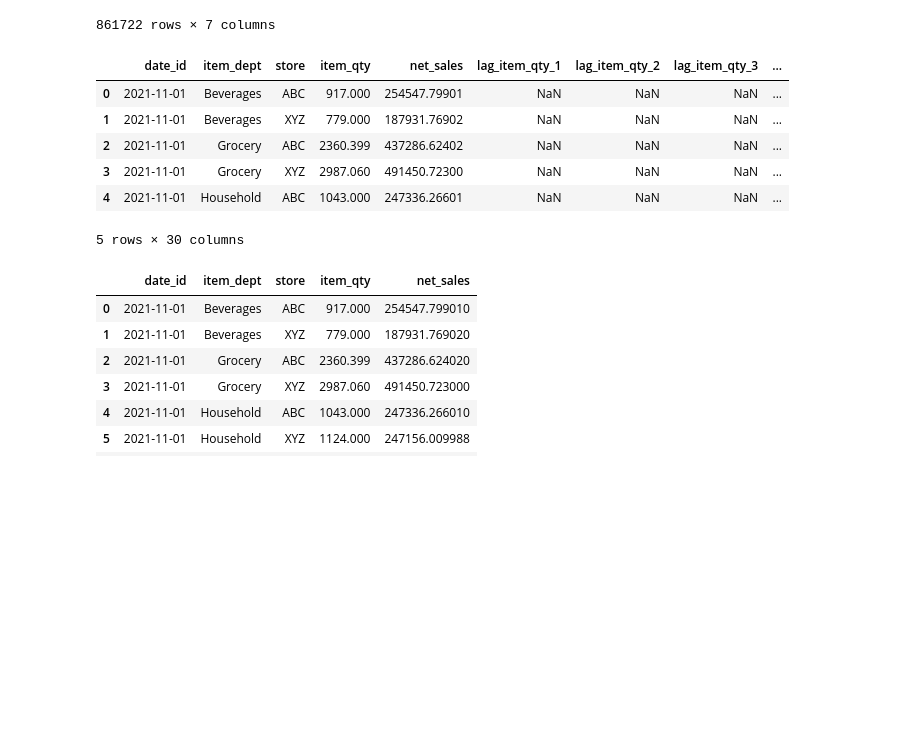
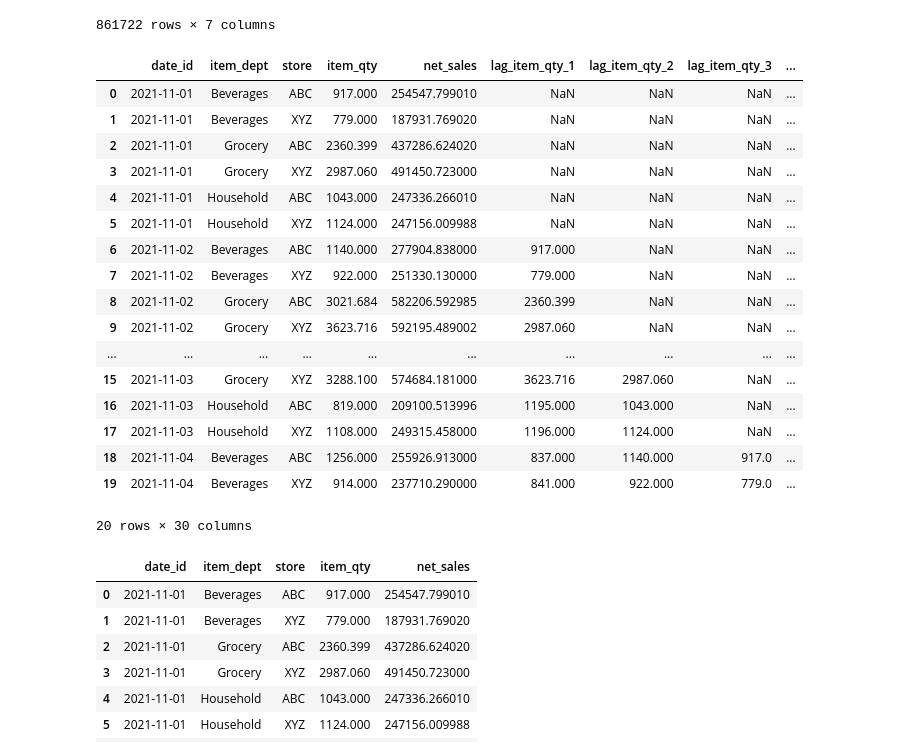
Before and after one commit to Vaseekaran-V/ML_CW, a Jupyter notebook: src/notebooks/modeling_train_test.ipynb, the cells around one changed output. Cells and saved outputs as stored; diff of their text form; code cells hidden in the pictures; blank space fills up the shorter version.

```diff
--- a/src/notebooks/modeling_train_test.ipynb
+++ b/src/notebooks/modeling_train_test.ipynb
@@ -85,15 +125,26 @@ full_df
 # %%
 preprocessed_full_df = data_preprocess.preprocess_data(df=full_df, num_lags=3, rolling_window_size = 3)
 # %%
-preprocessed_full_df.head()
+preprocessed_full_df.head(20)
 # %% [output]
 |  | date_id | item_dept | store | item_qty | net_sales | lag_item_qty_1 | lag_item_qty_2 | lag_item_qty_3 | ... |
-| 0 | 2021-11-01 | Beverages | ABC | 917.000 | 254547.79901 | NaN | NaN | NaN | ... |
-| 1 | 2021-11-01 | Beverages | XYZ | 779.000 | 187931.76902 | NaN | NaN | NaN | ... |
-| 2 | 2021-11-01 | Grocery | ABC | 2360.399 | 437286.62402 | NaN | NaN | NaN | ... |
-| 3 | 2021-11-01 | Grocery | XYZ | 2987.060 | 491450.72300 | NaN | NaN | NaN | ... |
-| 4 | 2021-11-01 | Household | ABC | 1043.000 | 247336.26601 | NaN | NaN | NaN | ... |
+| 0 | 2021-11-01 | Beverages | ABC | 917.000 | 254547.799010 | NaN | NaN | NaN | ... |
+| 1 | 2021-11-01 | Beverages | XYZ | 779.000 | 187931.769020 | NaN | NaN | NaN | ... |
+| 2 | 2021-11-01 | Grocery | ABC | 2360.399 | 437286.624020 | NaN | NaN | NaN | ... |
+| 3 | 2021-11-01 | Grocery | XYZ | 2987.060 | 491450.723000 | NaN | NaN | NaN | ... |
+| 4 | 2021-11-01 | Household | ABC | 1043.000 | 247336.266010 | NaN | NaN | NaN | ... |
+| 5 | 2021-11-01 | Household | XYZ | 1124.000 | 247156.009988 | NaN | NaN | NaN | ... |
+| 6 | 2021-11-02 | Beverages | ABC | 1140.000 | 277904.838000 | 917.000 | NaN | NaN | ... |
+| 7 | 2021-11-02 | Beverages | XYZ | 922.000 | 251330.130000 | 779.000 | NaN | NaN | ... |
+| 8 | 2021-11-02 | Grocery | ABC | 3021.684 | 582206.592985 | 2360.399 | NaN | NaN | ... |
+| 9 | 2021-11-02 | Grocery | XYZ | 3623.716 | 592195.489002 | 2987.060 | NaN | NaN | ... |
+| ... | ... | ... | ... | ... | ... | ... | ... | ... | ... |
+| 15 | 2021-11-03 | Grocery | XYZ | 3288.100 | 574684.181000 | 3623.716 | 2987.060 | NaN | ... |
+| 16 | 2021-11-03 | Household | ABC | 819.000 | 209100.513996 | 1195.000 | 1043.000 | NaN | ... |
+| 17 | 2021-11-03 | Household | XYZ | 1108.000 | 249315.458000 | 1196.000 | 1124.000 | NaN | ... |
+| 18 | 2021-11-04 | Beverages | ABC | 1256.000 | 255926.913000 | 837.000 | 1140.000 | 917.0 | ... |
+| 19 | 2021-11-04 | Beverages | XYZ | 914.000 | 237710.290000 | 841.000 | 922.000 | 779.0 | ... |
-5 rows × 30 columns
+20 rows × 30 columns
 # %%
 main_cols = ['date_id', 'item_dept', 'store', 'item_qty', 'net_sales']
 # %%
```
Also changed, not shown: parts of 3 cells of this notebook, 2 other files.
